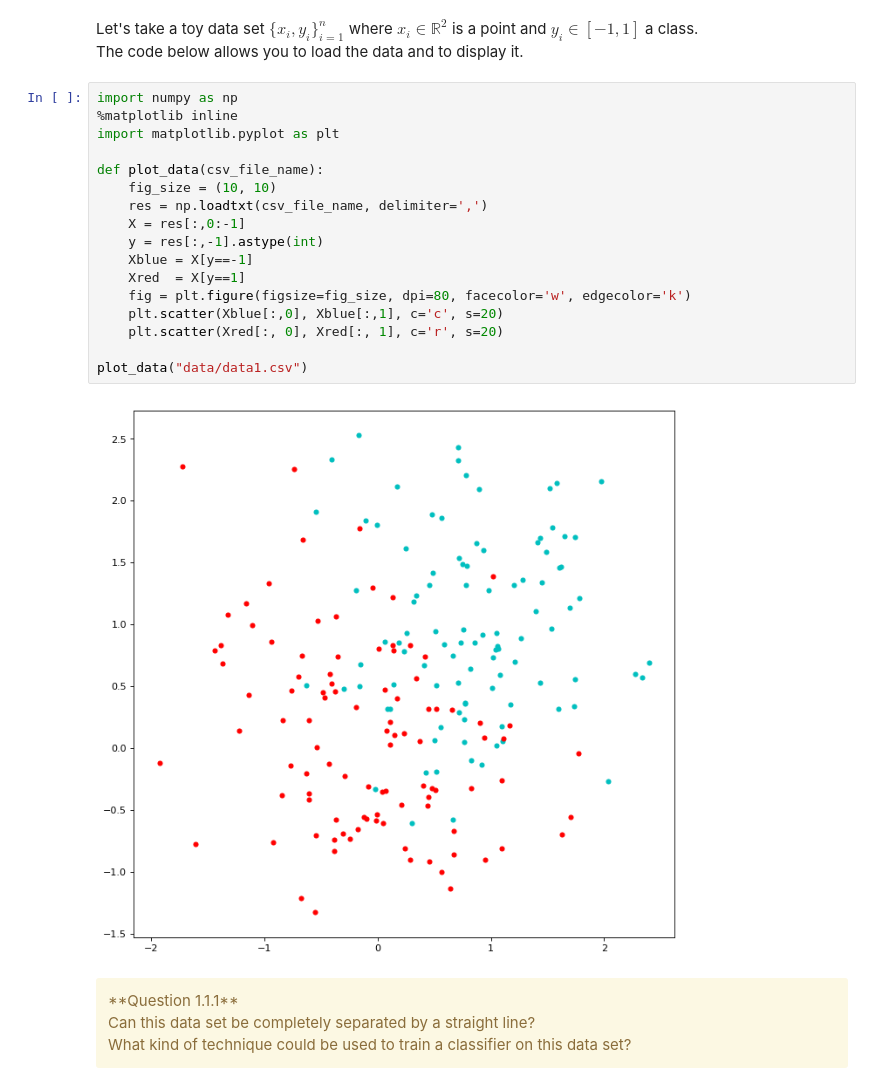
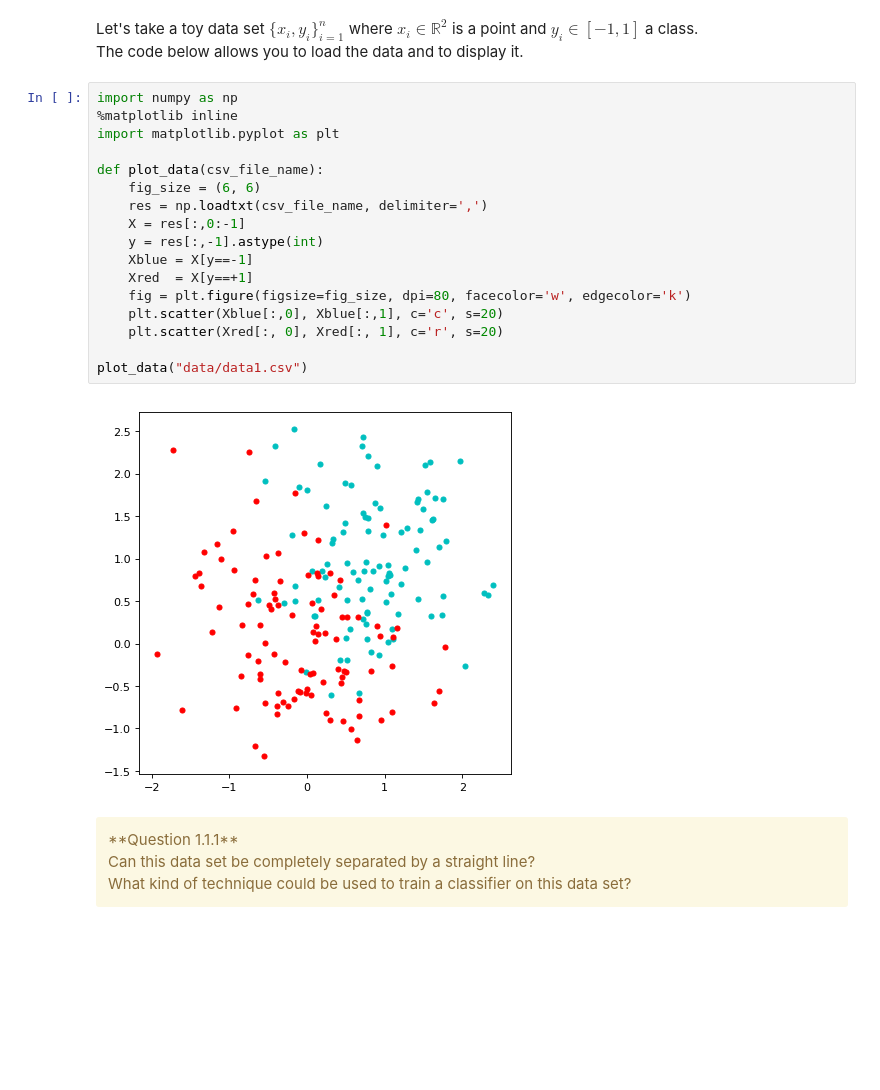
Before and after one commit to erwanlecarpentier/MLclass, a Jupyter notebook: Practice/SVMs/SVM.ipynb, the cells around one changed output. Cells and saved outputs as stored; diff of their text form; blank space fills up the shorter version.

```diff
--- a/Practice/SVMs/SVM.ipynb
+++ b/Practice/SVMs/SVM.ipynb
@@ -41,22 +41,22 @@ The code below allows you to load the data and to display it.
 # %%
 import numpy as np
 %matplotlib inline
 import matplotlib.pyplot as plt
 
 def plot_data(csv_file_name):
-    fig_size = (10, 10)
+    fig_size = (6, 6)
     res = np.loadtxt(csv_file_name, delimiter=',')
     X = res[:,0:-1]
     y = res[:,-1].astype(int)
     Xblue = X[y==-1]
-    Xred  = X[y==1]
+    Xred  = X[y==+1]
     fig = plt.figure(figsize=fig_size, dpi=80, facecolor='w', edgecolor='k')
     plt.scatter(Xblue[:,0], Xblue[:,1], c='c', s=20)
     plt.scatter(Xred[:, 0], Xred[:, 1], c='r', s=20)
 
 plot_data("data/data1.csv")
 # %% [output]
-[figure, old version]
+[figure, new version]
 # %% [markdown]
 <div class="alert alert-warning">**Question 1.1.1**<br>
 Can this data set be completely separated by a straight line?<br>
```
Also changed, not shown: parts of 8 cells of this notebook, 6 other files.
